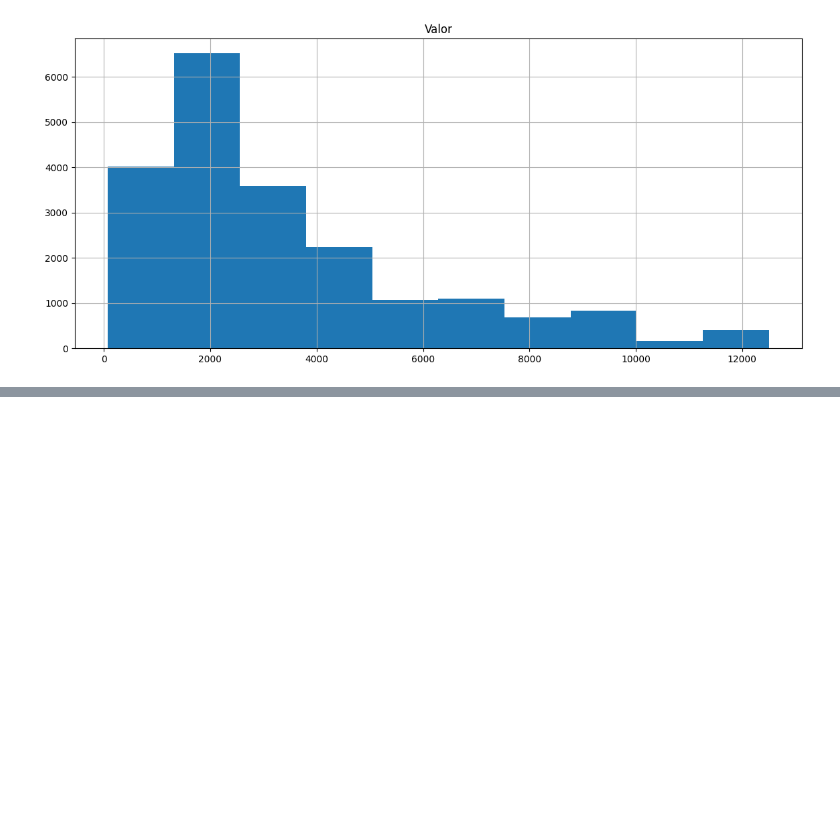
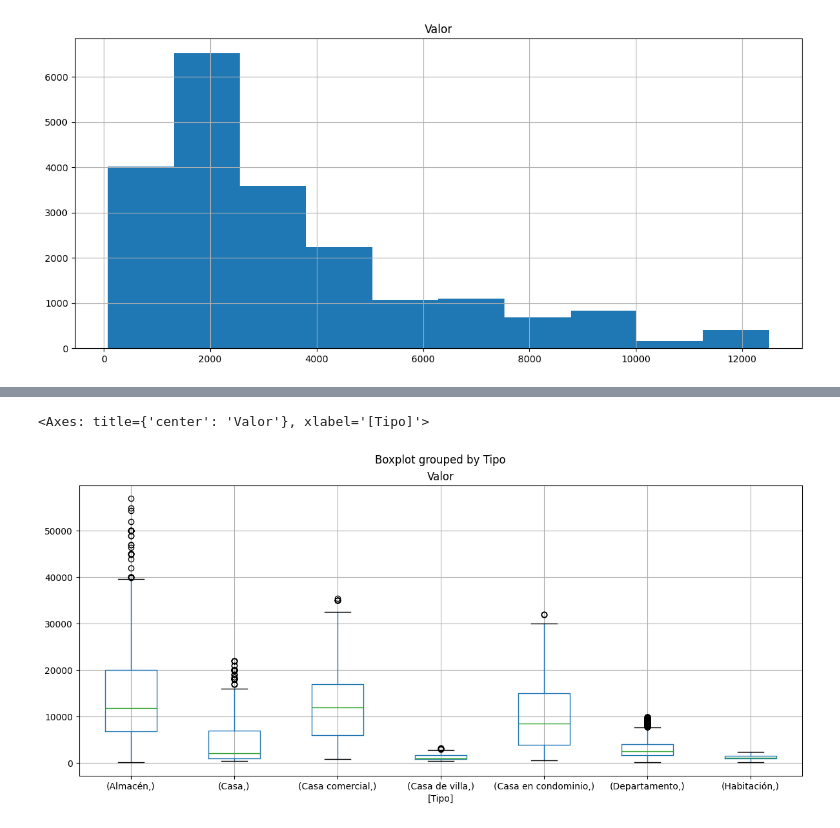
Before and after one commit to celioso/PythonPandasTratamientoYAnalisisDeDatos, a Jupyter notebook: Identificacion_y_Excluyendo_Outliers.ipynb, the cells around one changed output, grey strips where cells are left out. Cells and saved outputs as stored; diff of their text form; code cells hidden in the pictures; blank space fills up the shorter version.

```diff
--- a/Identificacion_y_Excluyendo_Outliers.ipynb
+++ b/Identificacion_y_Excluyendo_Outliers.ipynb
@@ -69,0 +91,2 @@ array([[<Axes: title={'center': 'Valor'}>]], dtype=object)
+# %%
+grupo_tipo = datos.groupby("Tipo")["Valor"]
@@ -69,0 +101,6 @@ array([[<Axes: title={'center': 'Valor'}>]], dtype=object)
+# %%
+Q1 = grupo_tipo.quantile(.25)
+Q3 = grupo_tipo.quantile(.75)
+IIQ = Q3 - Q1
+limite_inferior = Q1 - (1.5*IIQ)
+limite_superior = Q3 + (1.5*IIQ)
@@ -69,0 +131,13 @@ array([[<Axes: title={'center': 'Valor'}>]], dtype=object)
+# %%
+datos_new = pd.DataFrame()
+for tipo in grupo_tipo.groups.keys():
+    eh_tipo = datos['Tipo'] == tipo
+    eh_dentro_limite = (datos['Valor'] >= limite_inferior[tipo]) & (datos['Valor'] <= limite_superior[tipo])
+    seleccion = eh_tipo & eh_dentro_limite
+    datos_seleccion = datos[seleccion]
+    datos_new = pd.concat([datos_new, datos_seleccion])
+# %%
+datos_new.boxplot(["Valor"], by = ["Tipo"])
+# %% [output]
+<Axes: title={'center': 'Valor'}, xlabel='[Tipo]'>
+[figure, added]
```
Also changed, not shown: parts of 8 cells of this notebook, 4 other files.
